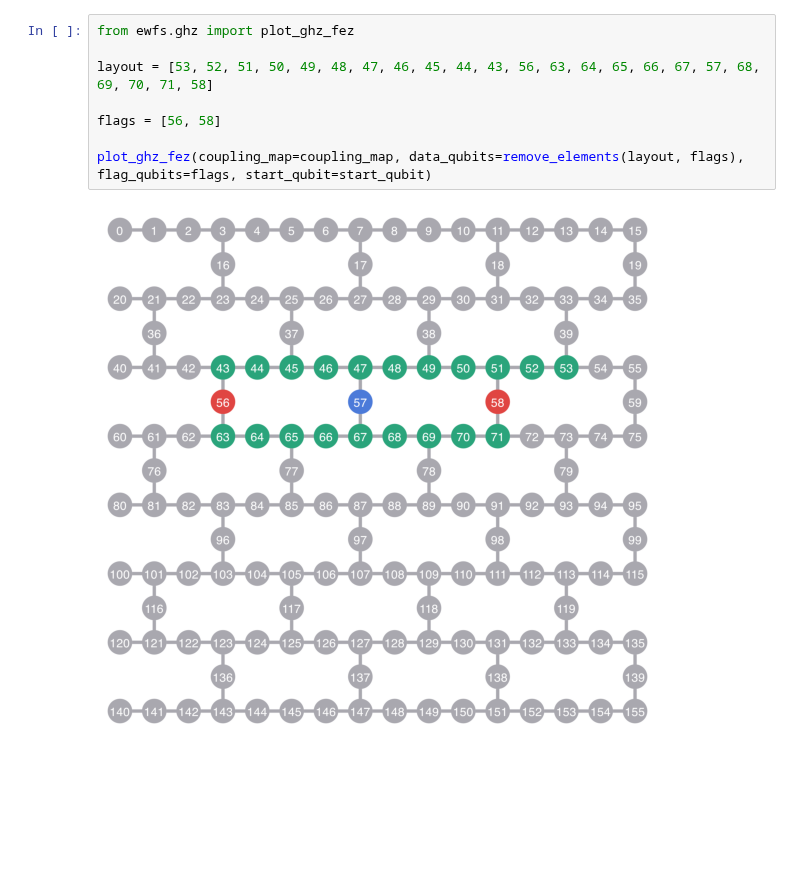
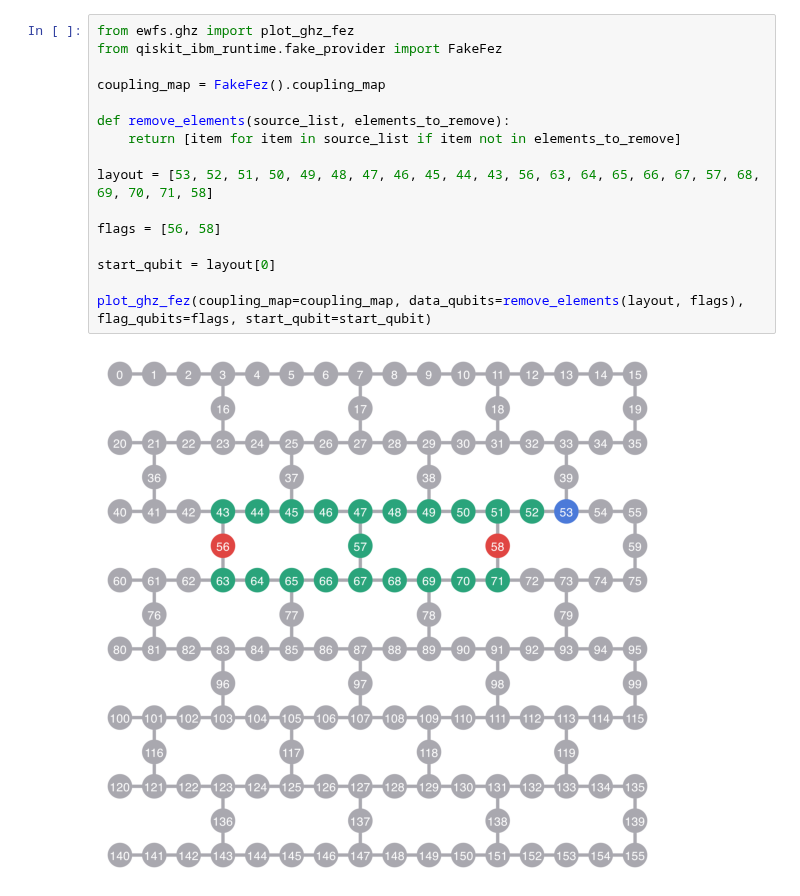
Before and after one commit to unitaryfoundation/wigners_friend, a Jupyter notebook: hardware_runs.ipynb, the cells around one changed output. Drawn from its saved outputs; the diff is of its cells as text; blank space fills up the shorter version.

```diff
--- a/hardware_runs.ipynb
+++ b/hardware_runs.ipynb
@@ -80,14 +80,22 @@ defaultdict(<function ewfs.experiment.run_experiment.<locals>.<lambda>()>,
                          {'semi_brukner': [-0.09079999999999999]})})
 # %%
 from ewfs.ghz import plot_ghz_fez
+from qiskit_ibm_runtime.fake_provider import FakeFez
+
+coupling_map = FakeFez().coupling_map
+
+def remove_elements(source_list, elements_to_remove):
+    return [item for item in source_list if item not in elements_to_remove]
 
 layout = [53, 52, 51, 50, 49, 48, 47, 46, 45, 44, 43, 56, 63, 64, 65, 66, 67, 57, 68, 69, 70, 71, 58]
 
 flags = [56, 58]
 
+start_qubit = layout[0]
+
 plot_ghz_fez(coupling_map=coupling_map, data_qubits=remove_elements(layout, flags), flag_qubits=flags, start_qubit=start_qubit)
 # %% [output]
-[figure, old version]
+[figure, new version]
 # %%
 """Extended Wigner's friend scenario (EWFS)" functionality."""
 
```
Also changed, not shown: parts of 12 cells of this notebook.
